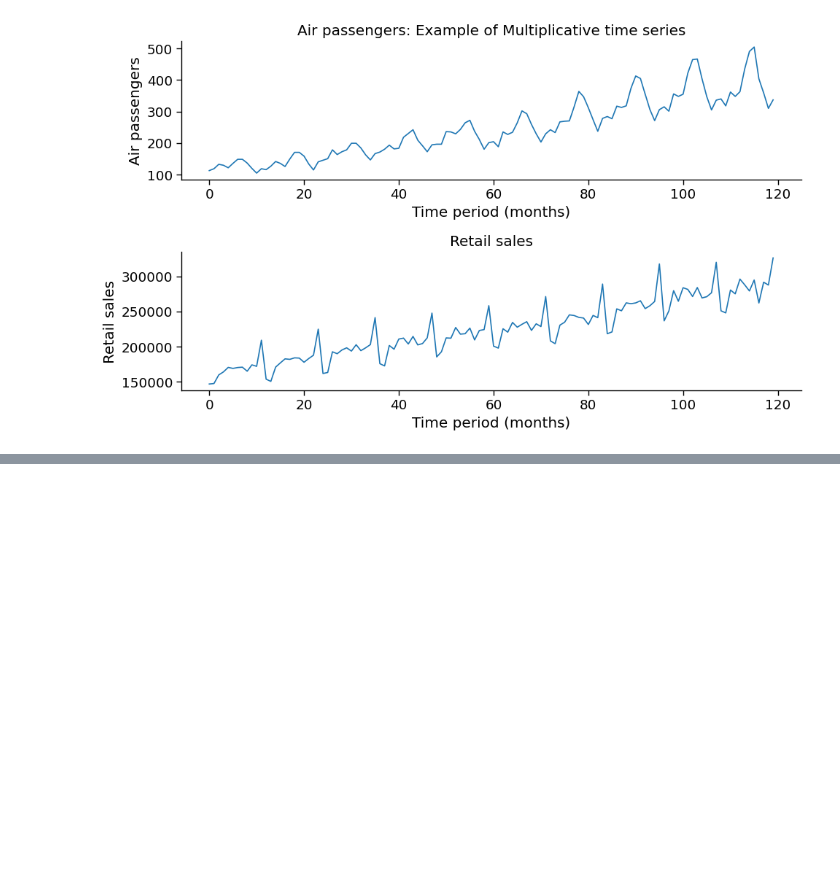
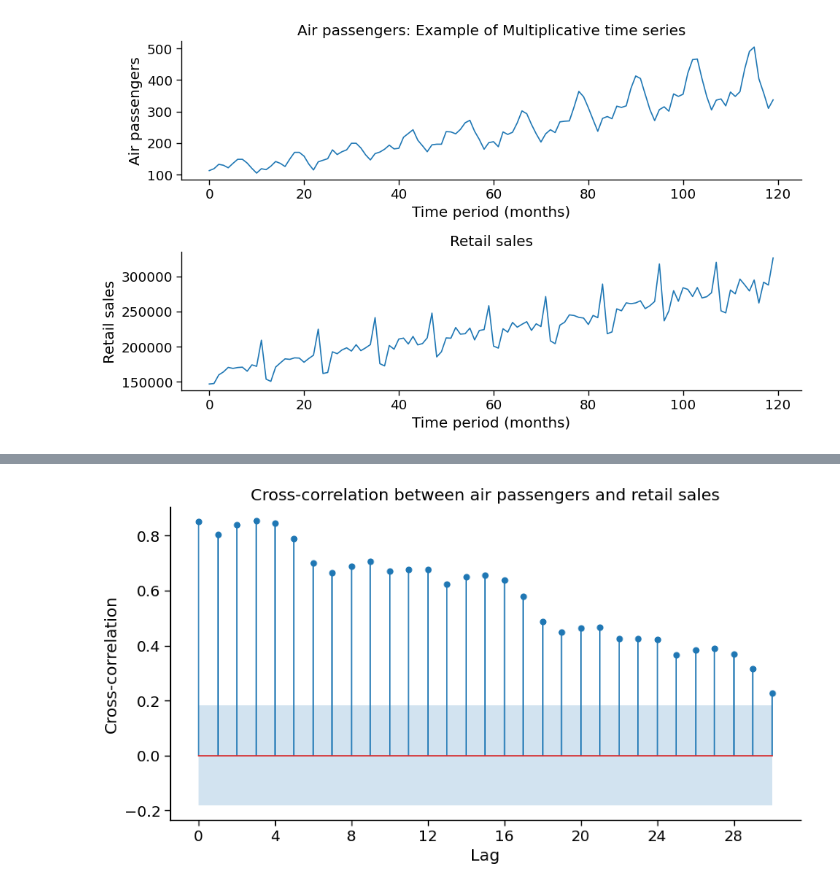
Before and after one commit to razielar/feature_engineering_ts_forecasting, a Jupyter notebook: 06_lag_features/05_cross_correlation_function.ipynb, the cells around one changed output, grey strips where cells are left out. Drawn from its saved outputs; the diff is of its cells as text; code cells hidden in the pictures; blank space fills up the shorter version.

```diff
--- a/06_lag_features/05_cross_correlation_function.ipynb
+++ b/06_lag_features/05_cross_correlation_function.ipynb
@@ -236,0 +247,10 @@ plt.tight_layout()
+# %%
+# Plot the CCF
+ax = plot_ccf(df["air"], df["retail"], lags=30)
+ax.set_title("Cross-correlation between air passengers and retail sales")
+ax.set_ylabel("Cross-correlation")
+ax.set_xlabel("Lag")
+
+plt.show()
+# %% [output]
+[figure, added]
```
Also changed, not shown: parts of 7 cells of this notebook.
